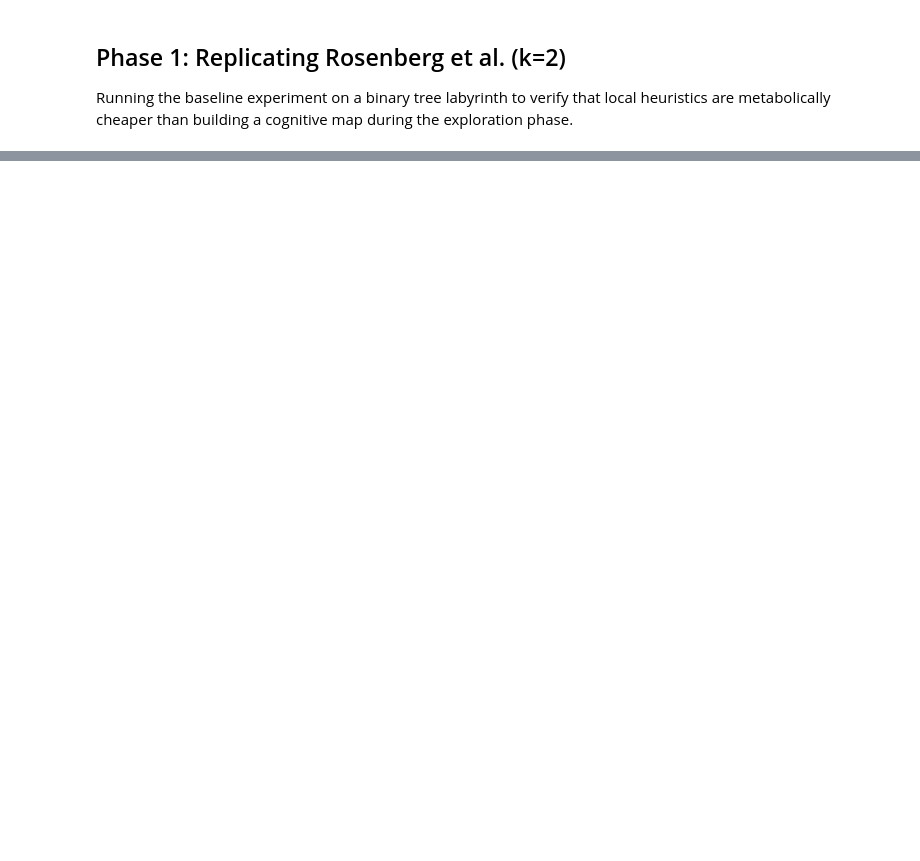
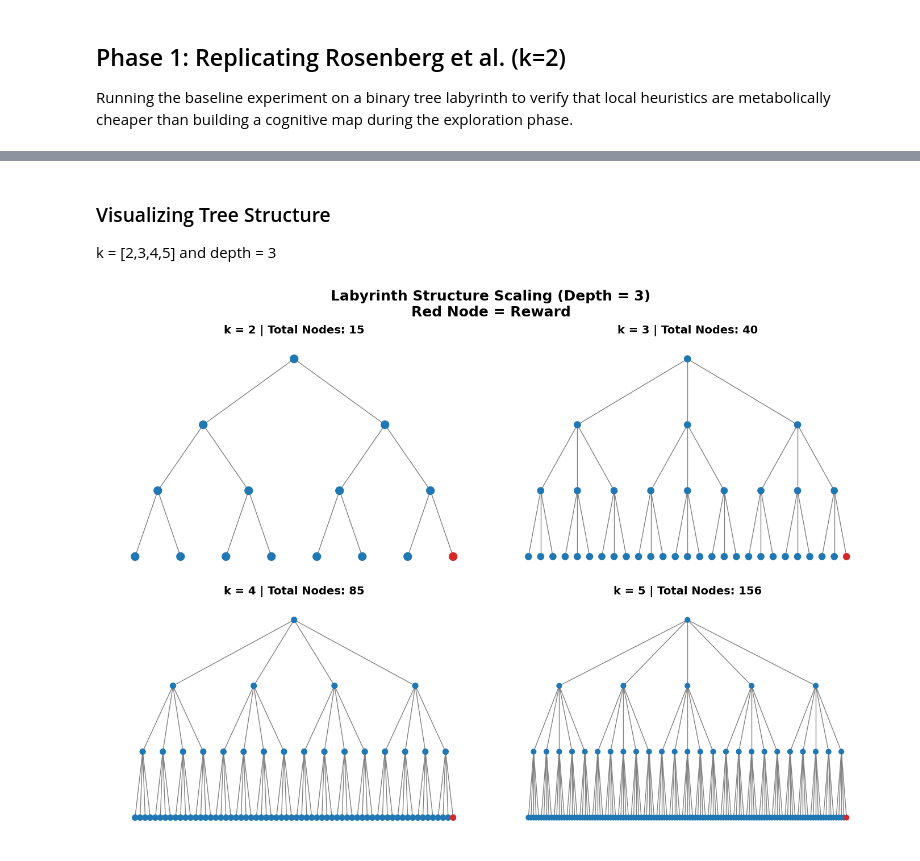
Before and after one commit to kavyavijaysankar/PBM-Mouse-mapping, a Jupyter notebook: experiments.ipynb, the cells around one changed output, grey strips where cells are left out. Drawn from its saved outputs; the diff is of its cells as text; code cells hidden in the pictures; blank space fills up the shorter version.

```diff
--- a/experiments.ipynb
+++ b/experiments.ipynb
@@ -119 +139,60 @@ Map Cost: 47,498 | Heuristic Cost: 17,303
 ⚠️ EARLY STOP TRIGGERED: Heuristics got lost and exceeded Map Cost.
+# %% [markdown]
+### Visualizing Tree Structure
+k = [2,3,4,5] and depth = 3
+# %%
+def plot_labyrinth_grid(k_values, depth=3):
+    fig, axes = plt.subplots(2, 2, figsize=(14, 10))
+    axes = axes.flatten() # Flattens the 2x2 matrix into a 1D array for easy looping
+
+    for idx, k in enumerate(k_values):
+        ax = axes[idx]
+        num_nodes = (k**(depth + 1) - 1) // (k - 1)
+
+        G = nx.DiGraph()
+        G.add_nodes_from(range(num_nodes))
+
+        for i in range(num_nodes):
+            for j in range(1, k + 1):
+                child = k * i + j
+                if child < num_nodes:
+                    G.add_edge(i, child)
+
+        pos = {}
+        def assign_positions(node, current_depth, left_bound, right_bound):
+            pos[node] = ((left_bound + right_bound) / 2, -current_depth)
+            children = [k * node + j for j in range(1, k + 1) if (k * node + j) < num_nodes]
+            if children:
+                step = (right_bound - left_bound) / len(children)
+                for c_idx, child in enumerate(children):
+                    child_left = left_bound + (c_idx * step)
+                    child_right = child_left + step
+                    assign_positions(child, current_depth + 1, child_left, child_right)
+
+        assign_positions(0, 0, 0.0, 1.0)
+
+        # Color the goal node red, and all other nodes blue
+        goal_node = num_nodes - 1
+        node_colors = ['#D62728' if node == goal_node else '#1F77B4' for node in G.nodes()]
+
+        # Scale node size so the denser graphs don't become a giant blob
+        node_size = max(10, 200 // k)
+
+        nx.draw(G, pos, ax=ax,
+                with_labels=False,
+                node_size=node_size,
+                node_color=node_colors,
+                edge_color='gray',
+                arrows=False)
+
+        ax.set_title(f"k = {k} | Total Nodes: {num_nodes}", fontsize=14, fontweight='bold')
+        ax.axis('off')
+
+    plt.suptitle(f"Labyrinth Structure Scaling (Depth = {depth})\nRed Node = Reward", fontsize=18, fontweight='bold')
+    plt.tight_layout()
+    plt.show()
+
+# Run the grid visualization!
+plot_labyrinth_grid([2, 3, 4, 5], depth=3)
+# %% [output]
+[figure, added]
```
Also changed, not shown: parts of 16 cells of this notebook.
